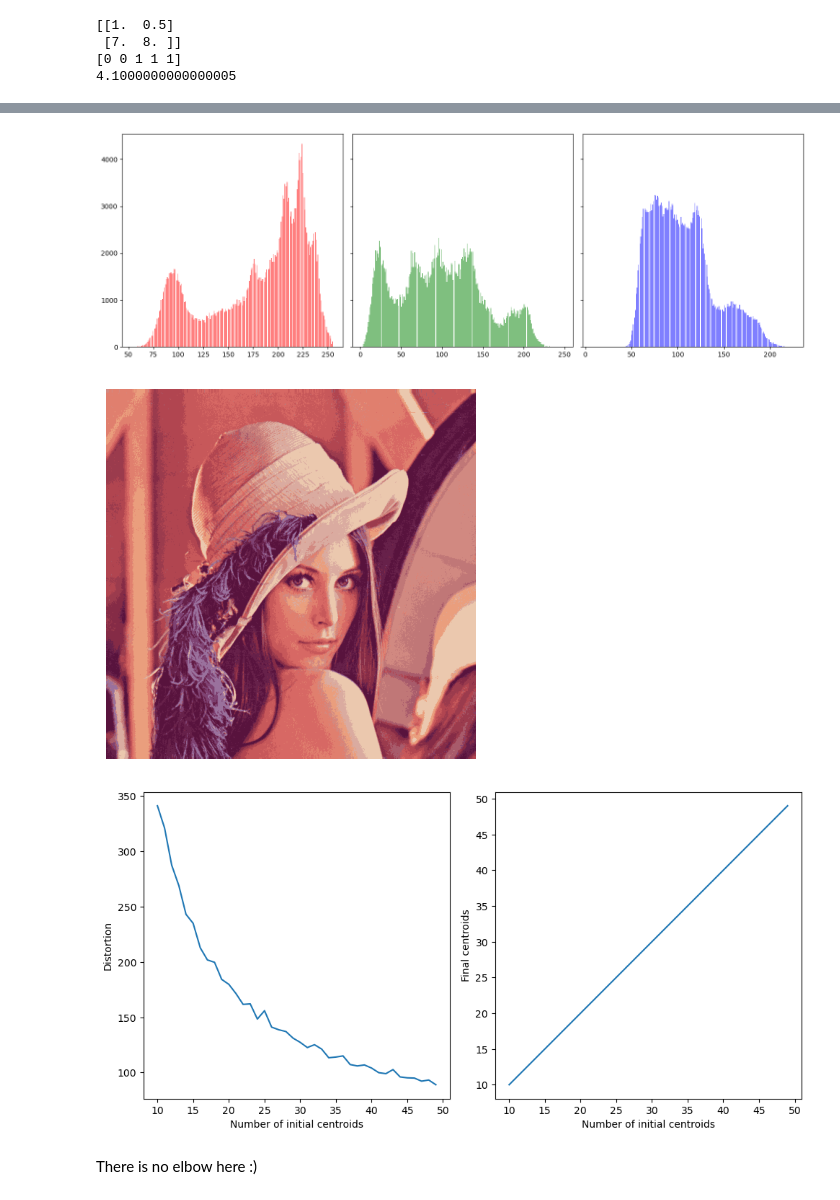
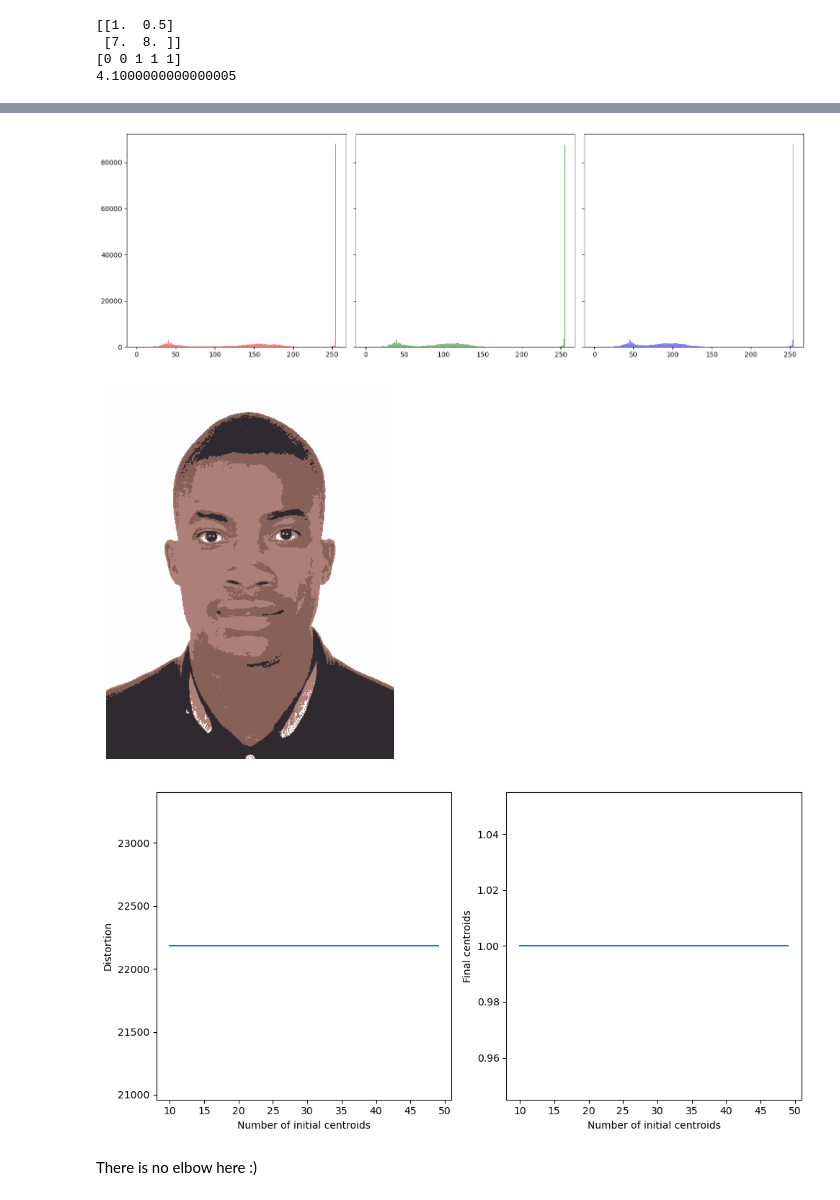
Before and after one commit to etsi-kekeli/image_quantizer, a Jupyter notebook: experiment.ipynb, the cells around one changed output, grey strips where cells are left out. Saved outputs shown, nothing was run; the diff lists cells and outputs as text; code cells hidden in the pictures.

```diff
--- a/experiment.ipynb
+++ b/experiment.ipynb
@@ -4,9 +4,11 @@ import matplotlib.pyplot as plt
 import PIL
 %matplotlib inline
 # %%
-lena = PIL.Image.open('images/lena.tif')
-lena = np.array(lena)
-plt.imshow(lena)
+lena = False
+img_file = 'lena.tif' if lena else 'DSC_0280 copy2.jpg'
+image = PIL.Image.open(f'images/{img_file}')
+image = np.array(image)
+plt.imshow(image)
 plt.axis('off')
 plt.show()
 # %% [output]
@@ -65,26 +71,26 @@ print(best_result['centroids'])
 fig, axs = plt.subplots(1, 3, figsize=(15, 5), sharey=True, tight_layout=True)
 colors = ['r', 'g', 'b']
 for i in range(3):
-    axs[i].hist(lena[:, :, i].ravel(), bins=256, color=colors[i], alpha=0.5)
+    axs[i].hist(image[:, :, i].ravel(), bins=256, color=colors[i], alpha=0.5)
 
 plt.show()
 # %% [output]
-[figure, old version]
+[figure, new version]
 # %%
-lena_vectors = lena.reshape(-1, 3)
-K = 16
-centroids, idx, J = kmeans(lena_vectors, K)
-lena_quantized = centroids[idx].reshape(lena.shape)
-plt.imshow(lena_quantized/255)
+image_vectors = image.reshape(-1, 3)
+K = 4
+centroids, idx, J = kmeans(image_vectors, K)
+image_quantized = centroids[idx].reshape(image.shape)
+plt.imshow(image_quantized/255)
 plt.axis('off')
 plt.show()
 # %% [output]
-[figure, old version]
+[figure, new version]
 # %%
 Ks = range(10, 50)
 results = []
 for K in Ks:
-    centroids, idx, J = kmeans(lena_vectors, K)
+    centroids, idx, J = kmeans(image_vectors, K)
     results.append({
         'centroids': centroids,
         'idx': idx,
@@ -101,6 +107,6 @@ axs[1].set_xlabel('Number of initial centroids')
 axs[1].set_ylabel('Final centroids')
 plt.show()
 # %% [output]
-[figure, old version]
+[figure, new version]
 # %% [markdown]
 There is no elbow here :)
```
Also changed, not shown: parts of 3 cells of this notebook, 2 other files.
